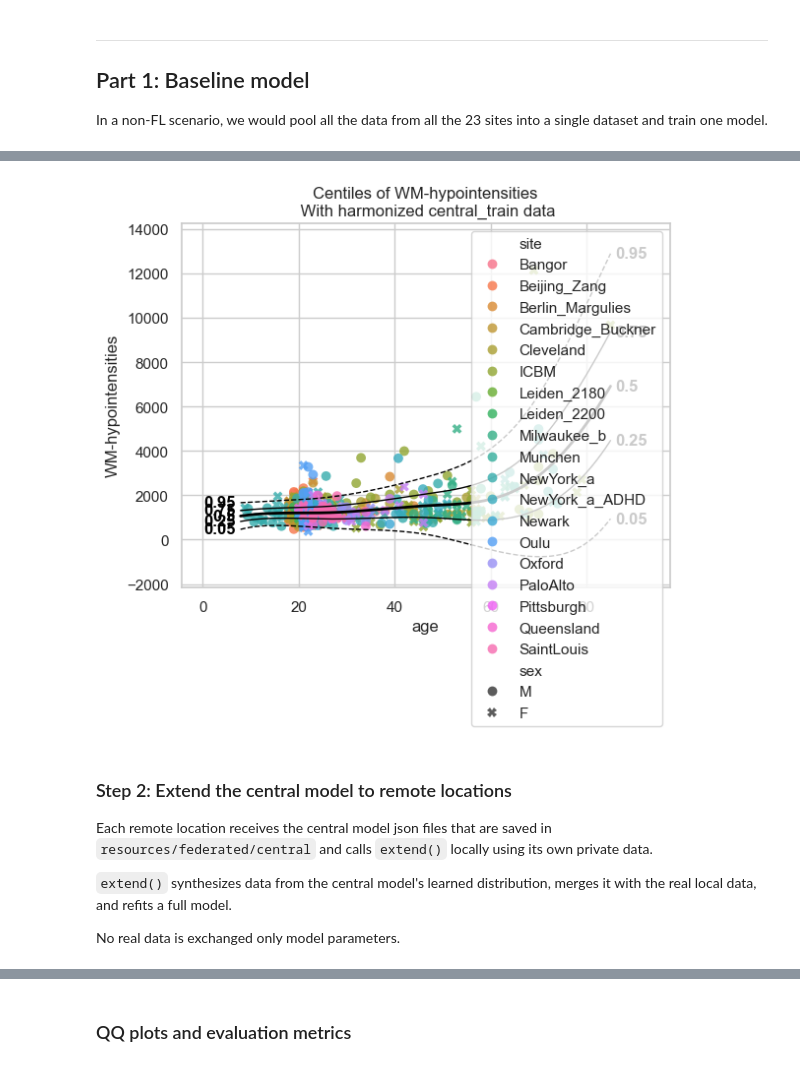
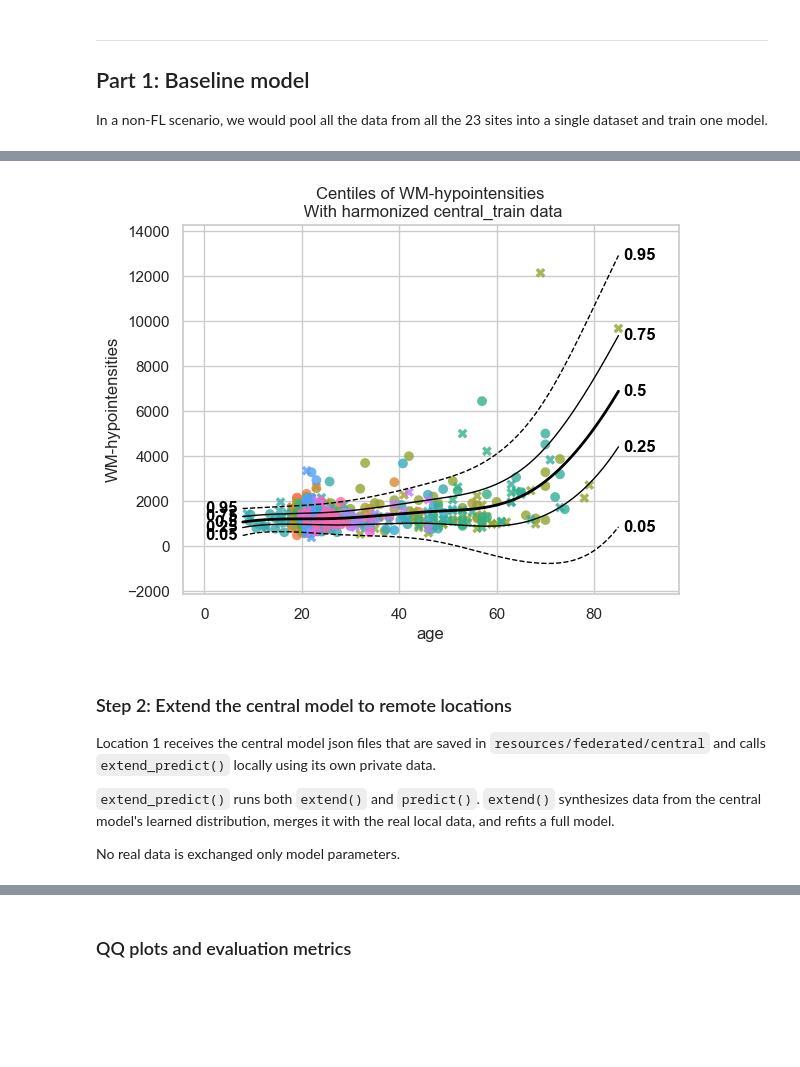
Before and after one commit to predictive-clinical-neuroscience/pu25_code, a Jupyter notebook: notebooks/federated_learning.ipynb, the cells around one changed output, grey strips where cells are left out. Cells and saved outputs as stored; diff of their text form; code cells hidden in the pictures; blank space fills up the shorter version.

Commit message:
enh - update federated_learning.ipynb
- removed transfer() and merge()
- did FL with extend()

```diff
--- a/notebooks/federated_learning.ipynb
+++ b/notebooks/federated_learning.ipynb
@@ -329,4 +327,4 @@ central_model = NormativeModel(
     outscaler="standardize",
 )
 
-central_model.fit(train_central)
+central_model.fit_predict(train_central, test_central)
@@ -333,18 +349,19 @@ central_model.fit(train_central)
 # %%
 # Centile curves for the central model
 plot_centiles_advanced(
     central_model,
     scatter_data=train_central,
     batch_effects="all",
+    show_legend=False
 )
 # %% [output]
-[figure, old version]
+[figure, new version]
 # %% [markdown]
 ### Step 2: Extend the central model to remote locations
 
-Each remote location receives the central model json files that are saved in `resources/federated/central` and calls `extend()` locally using its own private data.
+Location 1 receives the central model json files that are saved in `resources/federated/central` and calls `extend_predict()` locally using its own private data.
 
-`extend()` synthesizes data from the central model's learned distribution, merges it with the real local data, and refits a full model.
+`extend_predict()` runs both `extend()` and `predict()`. `extend()` synthesizes data from the central model's learned distribution, merges it with the real local data, and refits a full model.
 
 No real data is exchanged only model parameters.
 # %%
```
Also changed, not shown: parts of 28 cells of this notebook.
